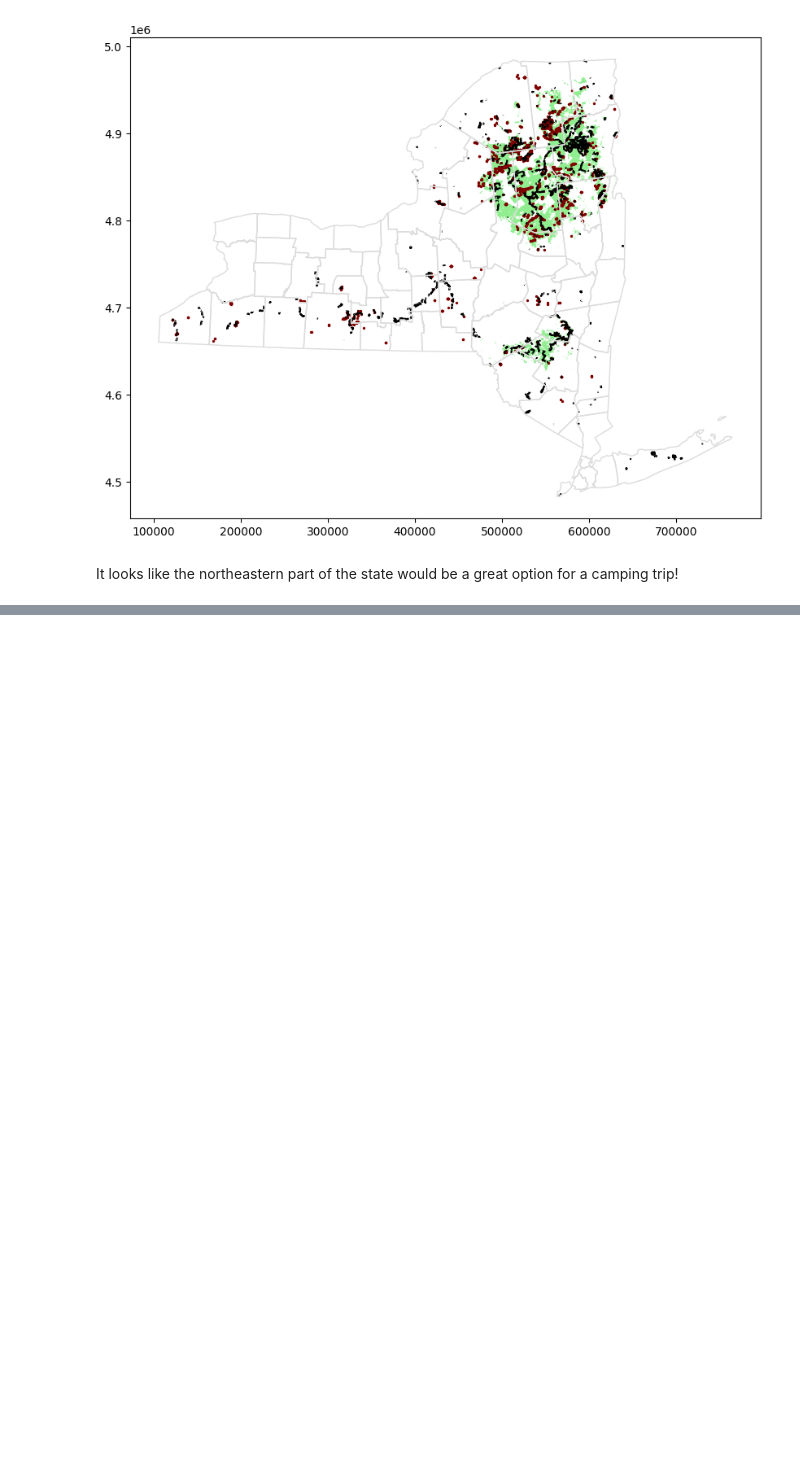
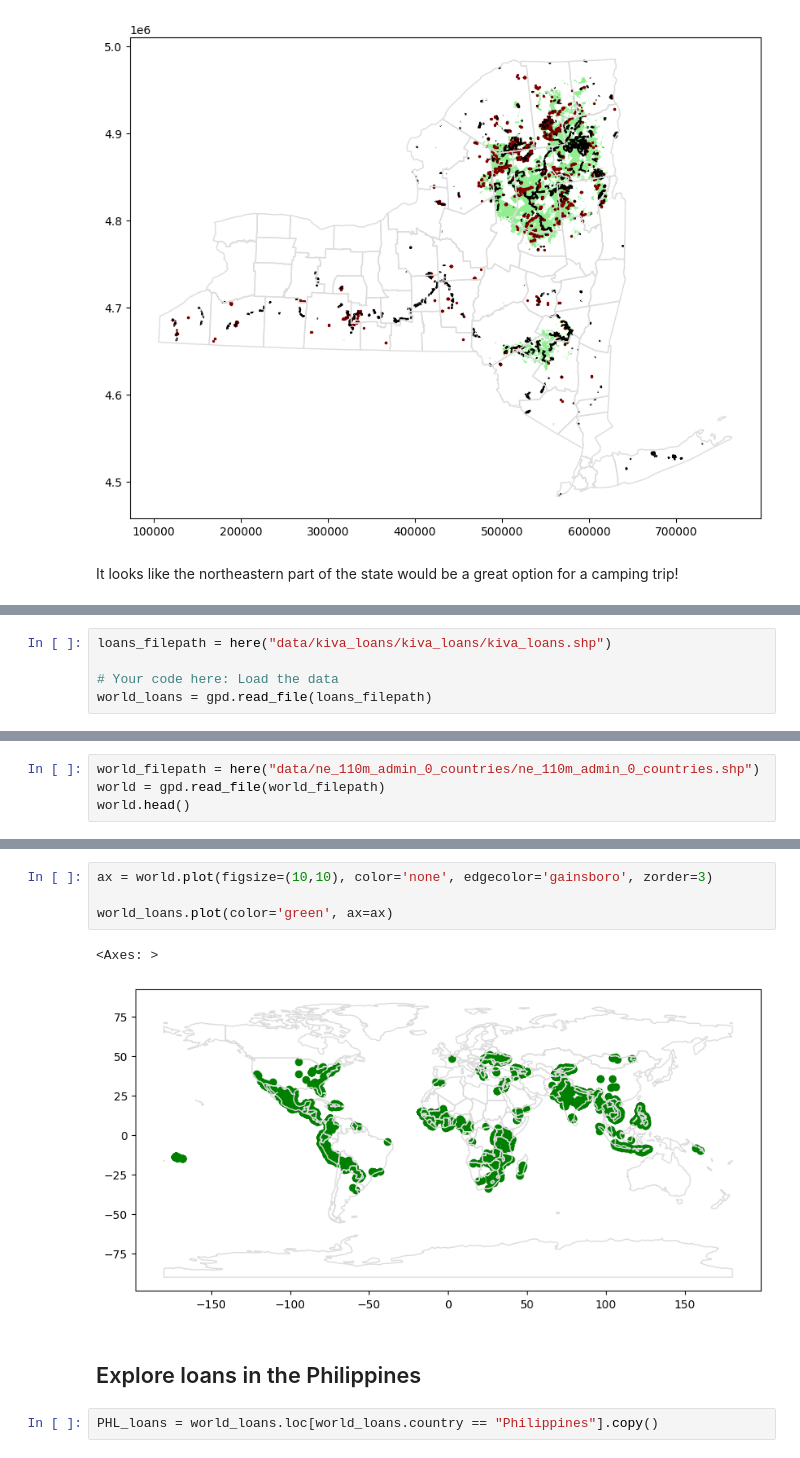
Before and after one commit to bcjspiros/edu-kaggle-GeospatialAnalysis, a Jupyter notebook: notebooks/Python/FirstMap.ipynb, the cells around one changed output, grey strips where cells are left out. Cells and saved outputs as stored; diff of their text form; blank space fills up the shorter version.

```diff
--- a/notebooks/Python/FirstMap.ipynb
+++ b/notebooks/Python/FirstMap.ipynb
@@ -138,0 +141,5 @@ It looks like the northeastern part of the state would be a great option for a c
+# %%
+loans_filepath = here("data/kiva_loans/kiva_loans/kiva_loans.shp")
+
+# Your code here: Load the data
+world_loans = gpd.read_file(loans_filepath)
@@ -138,0 +162,4 @@ It looks like the northeastern part of the state would be a great option for a c
+# %%
+world_filepath = here("data/ne_110m_admin_0_countries/ne_110m_admin_0_countries.shp")
+world = gpd.read_file(world_filepath)
+world.head()
@@ -138,0 +174,11 @@ It looks like the northeastern part of the state would be a great option for a c
+# %%
+ax = world.plot(figsize=(10,10), color='none', edgecolor='gainsboro', zorder=3)
+
+world_loans.plot(color='green', ax=ax)
+# %% [output]
+<Axes: >
+[figure, added]
+# %% [markdown]
+## Explore loans in the Philippines
+# %%
+PHL_loans = world_loans.loc[world_loans.country == "Philippines"].copy()
```
Also changed, not shown: parts of 7 cells of this notebook, 6 other files.
